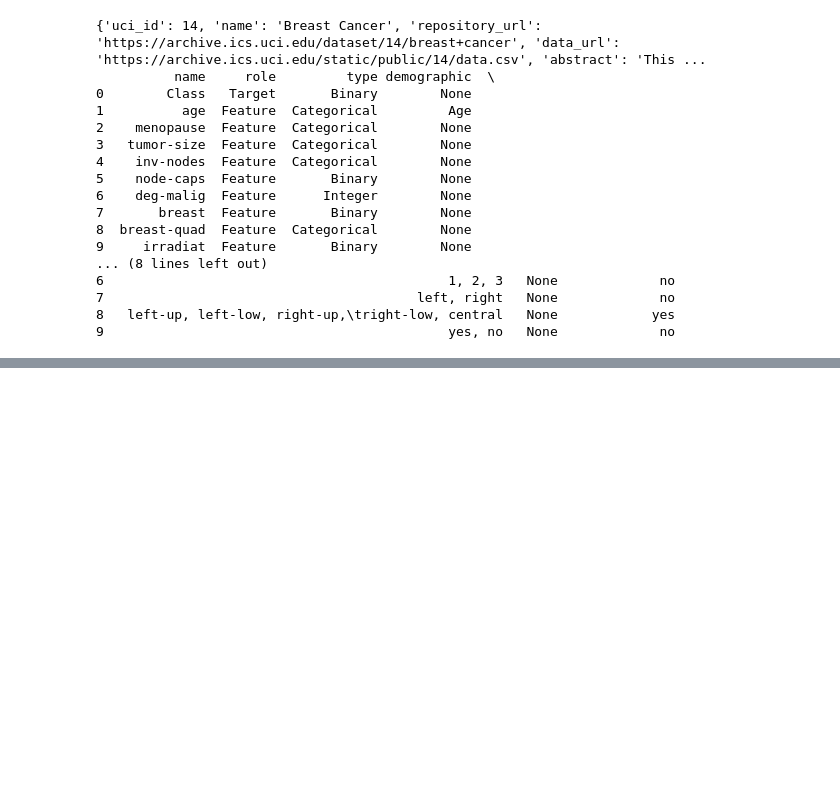
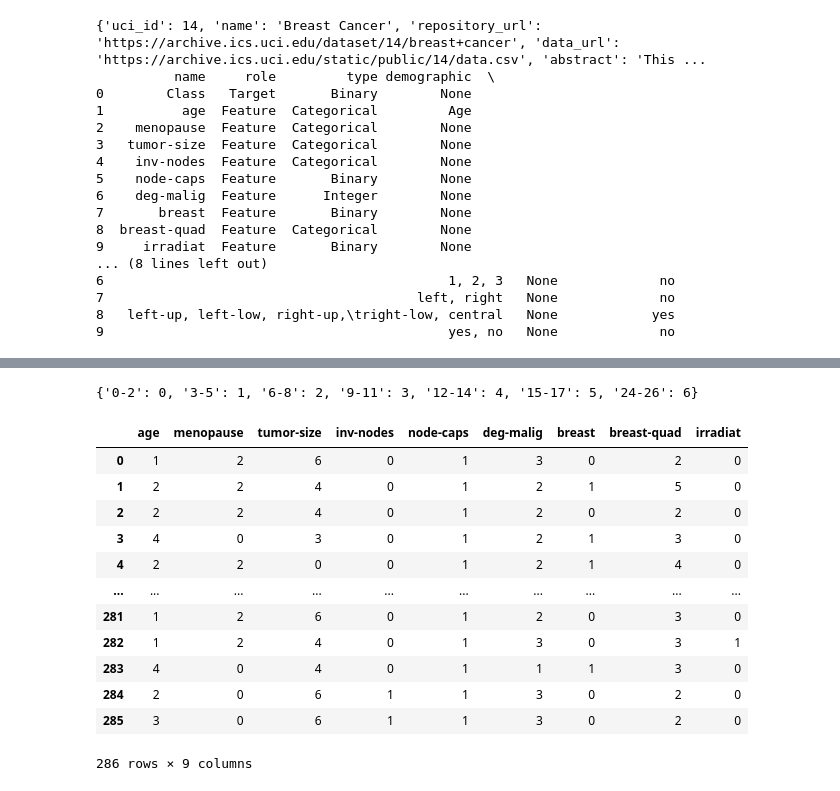
Before and after one commit to tanjascats/NCorr-FP, a Jupyter notebook: experiments.ipynb, the cells around one changed output, grey strips where cells are left out. Cells and saved outputs as stored; diff of their text form; code cells hidden in the pictures; blank space fills up the shorter version.

```diff
--- a/experiments.ipynb
+++ b/experiments.ipynb
@@ -42,0 +100,24 @@ print(breast_cancer.variables)
+# %%
+class RangeEncoder:
+    def __init__(self):
+        self.class_mapping = {}
+
+    def fit(self, data):
+        unique_classes = sorted(set(data))  # Sort the data and remove duplicates
+        class_map = {int(c.split('-')[0]):c for c in unique_classes}
+        temp_classes = sorted([int(c.split('-')[0]) for c in unique_classes])
+
+        self.class_mapping = {class_map[label]: idx for idx, label in enumerate(temp_classes)}
+
+    def transform(self, data):
+        return [self.class_mapping.get(item, -1)  # Return -1 or any other placeholder for unseen categories
+                for item in data]
+
+    def inverse_transform(self, encoded_data):
+        inv_map = {v: k for k, v in self.class_mapping.items()}
+        return [inv_map.get(item, 'Unknown')  # Handle unknown items
+                for item in encoded_data]
+
+    def fit_transform(self, data):
+        self.fit(data)
+        return self.transform(data)
@@ -42,0 +154,20 @@ print(breast_cancer.variables)
+# %%
+range_enc.class_mapping
+# %% [output]
+{'0-2': 0, '3-5': 1, '6-8': 2, '9-11': 3, '12-14': 4, '15-17': 5, '24-26': 6}
+# %%
+X
+# %% [output]
+|  | age | menopause | tumor-size | inv-nodes | node-caps | deg-malig | breast | breast-quad | irradiat |
+| 0 | 1 | 2 | 6 | 0 | 1 | 3 | 0 | 2 | 0 |
+| 1 | 2 | 2 | 4 | 0 | 1 | 2 | 1 | 5 | 0 |
+| 2 | 2 | 2 | 4 | 0 | 1 | 2 | 0 | 2 | 0 |
+| 3 | 4 | 0 | 3 | 0 | 1 | 2 | 1 | 3 | 0 |
+| 4 | 2 | 2 | 0 | 0 | 1 | 2 | 1 | 4 | 0 |
+| ... | ... | ... | ... | ... | ... | ... | ... | ... | ... |
+| 281 | 1 | 2 | 6 | 0 | 1 | 2 | 0 | 3 | 0 |
+| 282 | 1 | 2 | 4 | 0 | 1 | 3 | 0 | 3 | 1 |
+| 283 | 4 | 0 | 4 | 0 | 1 | 1 | 1 | 3 | 0 |
+| 284 | 2 | 0 | 6 | 1 | 1 | 3 | 0 | 2 | 0 |
+| 285 | 3 | 0 | 6 | 1 | 1 | 3 | 0 | 2 | 0 |
+286 rows × 9 columns
```
Also changed, not shown: parts of 12 cells of this notebook.
